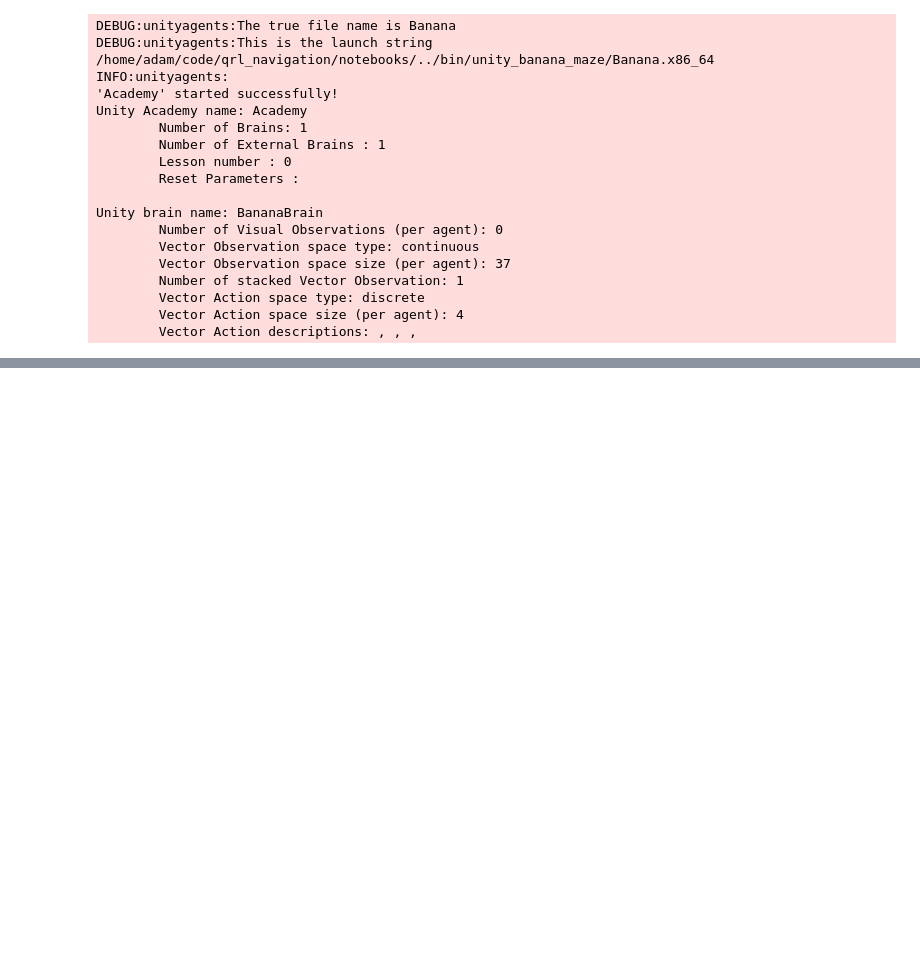
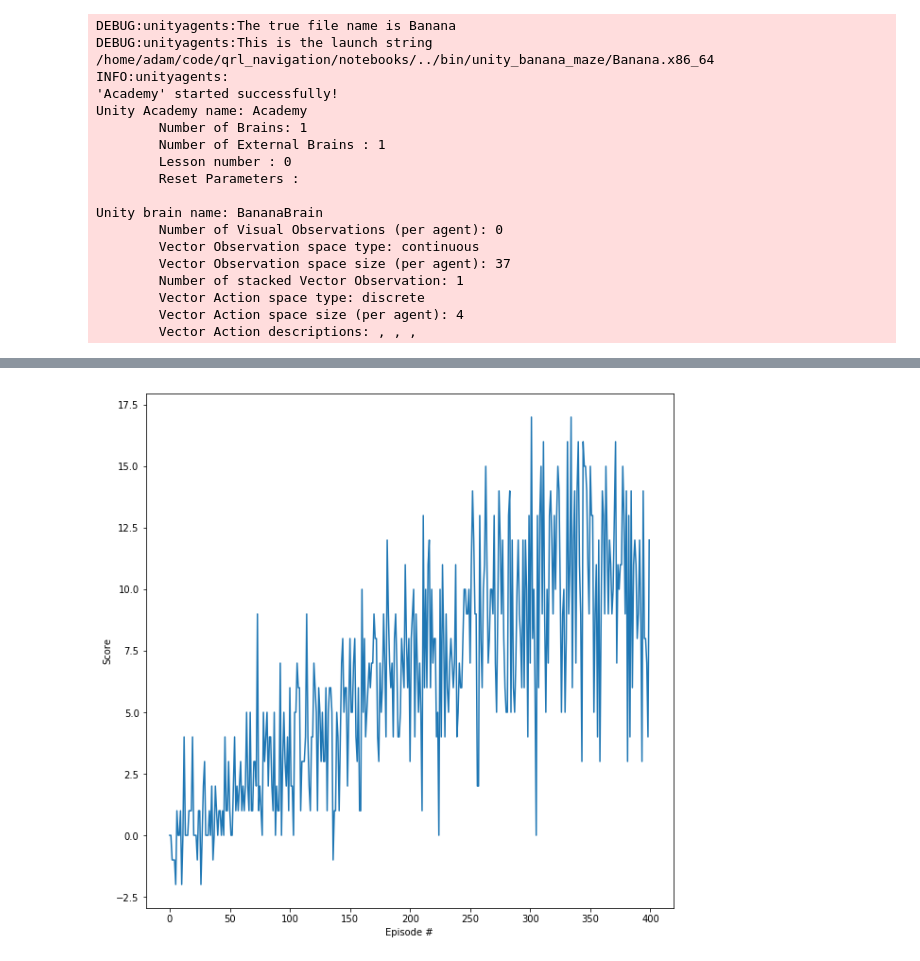
Before and after one commit to adamoz/deep_q_maze, a Jupyter notebook: notebooks/train_and_eval.ipynb, the cells around one changed output, grey strips where cells are left out. Saved outputs shown, nothing was run; the diff lists cells and outputs as text; code cells hidden in the pictures; blank space fills up the shorter version.

Commit message:
feat: Plot results graph

```diff
--- a/notebooks/train_and_eval.ipynb
+++ b/notebooks/train_and_eval.ipynb
@@ -63,8 +63,10 @@ Episode 173     Average Score: 4.19
 # %%
-fig = plt.figure()
+fig = plt.figure(figsize=(10, 10))
 plt.plot(np.arange(len(scores)), scores)
 plt.ylabel('Score')
 plt.xlabel('Episode #')
 plt.show()
+# %% [output]
+[figure, added]
 # %%
 maze_env.close()
```
Also changed, not shown: parts of 3 cells of this notebook.
